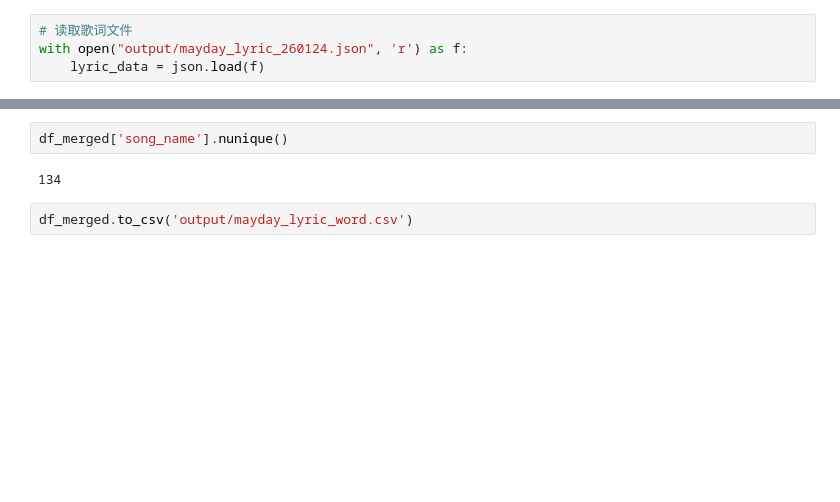
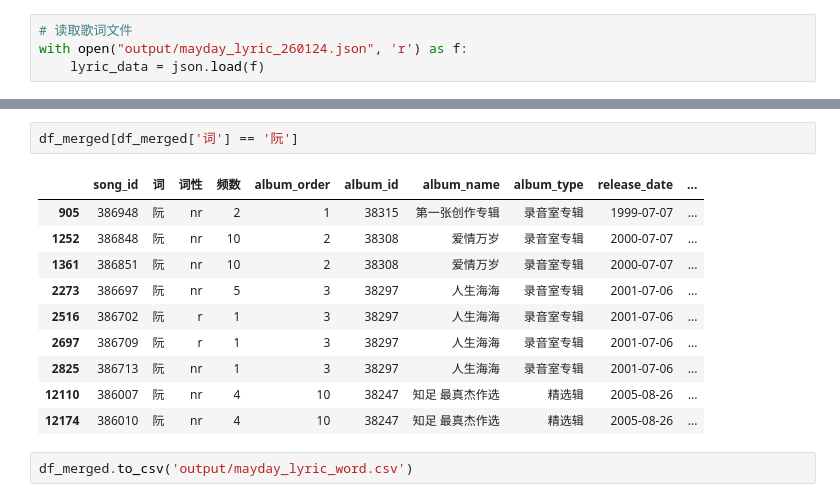
Before and after one commit to Kofi-W/net_charts, a Jupyter notebook: songs/mayday/data_crawler.ipynb, the cells around one changed output, grey strips where cells are left out. Saved outputs shown, nothing was run; the diff lists cells and outputs as text; blank space fills up the shorter version.

```diff
--- a/songs/mayday/data_crawler.ipynb
+++ b/songs/mayday/data_crawler.ipynb
@@ -424,7 +372,16 @@ df_merged
 # %%
-df_merged['song_name'].nunique()
+df_merged[df_merged['词'] == '阮']
 # %% [output]
-134
+|  | song_id | 词 | 词性 | 频数 | album_order | album_id | album_name | album_type | release_date | ... |
+| 905 | 386948 | 阮 | nr | 2 | 1 | 38315 | 第一张创作专辑 | 录音室专辑 | 1999-07-07 | ... |
+| 1252 | 386848 | 阮 | nr | 10 | 2 | 38308 | 爱情万岁 | 录音室专辑 | 2000-07-07 | ... |
+| 1361 | 386851 | 阮 | nr | 10 | 2 | 38308 | 爱情万岁 | 录音室专辑 | 2000-07-07 | ... |
+| 2273 | 386697 | 阮 | nr | 5 | 3 | 38297 | 人生海海 | 录音室专辑 | 2001-07-06 | ... |
+| 2516 | 386702 | 阮 | r | 1 | 3 | 38297 | 人生海海 | 录音室专辑 | 2001-07-06 | ... |
+| 2697 | 386709 | 阮 | r | 1 | 3 | 38297 | 人生海海 | 录音室专辑 | 2001-07-06 | ... |
+| 2825 | 386713 | 阮 | nr | 1 | 3 | 38297 | 人生海海 | 录音室专辑 | 2001-07-06 | ... |
+| 12110 | 386007 | 阮 | nr | 4 | 10 | 38247 | 知足 最真杰作选 | 精选辑 | 2005-08-26 | ... |
+| 12174 | 386010 | 阮 | nr | 4 | 10 | 38247 | 知足 最真杰作选 | 精选辑 | 2005-08-26 | ... |
 # %%
 df_merged.to_csv('output/mayday_lyric_word.csv')
 # %%
```
Also changed, not shown: parts of 11 cells of this notebook, 9 other files.
